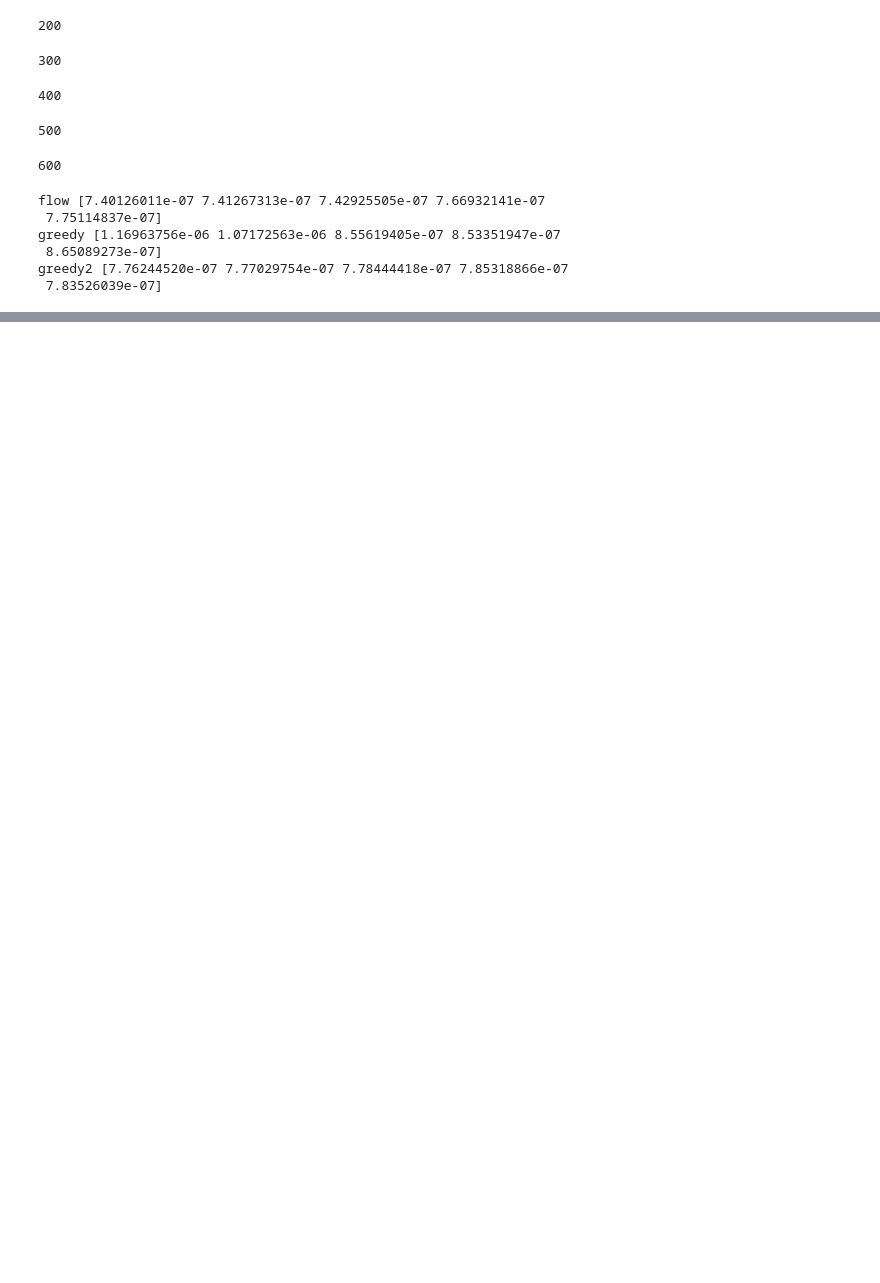
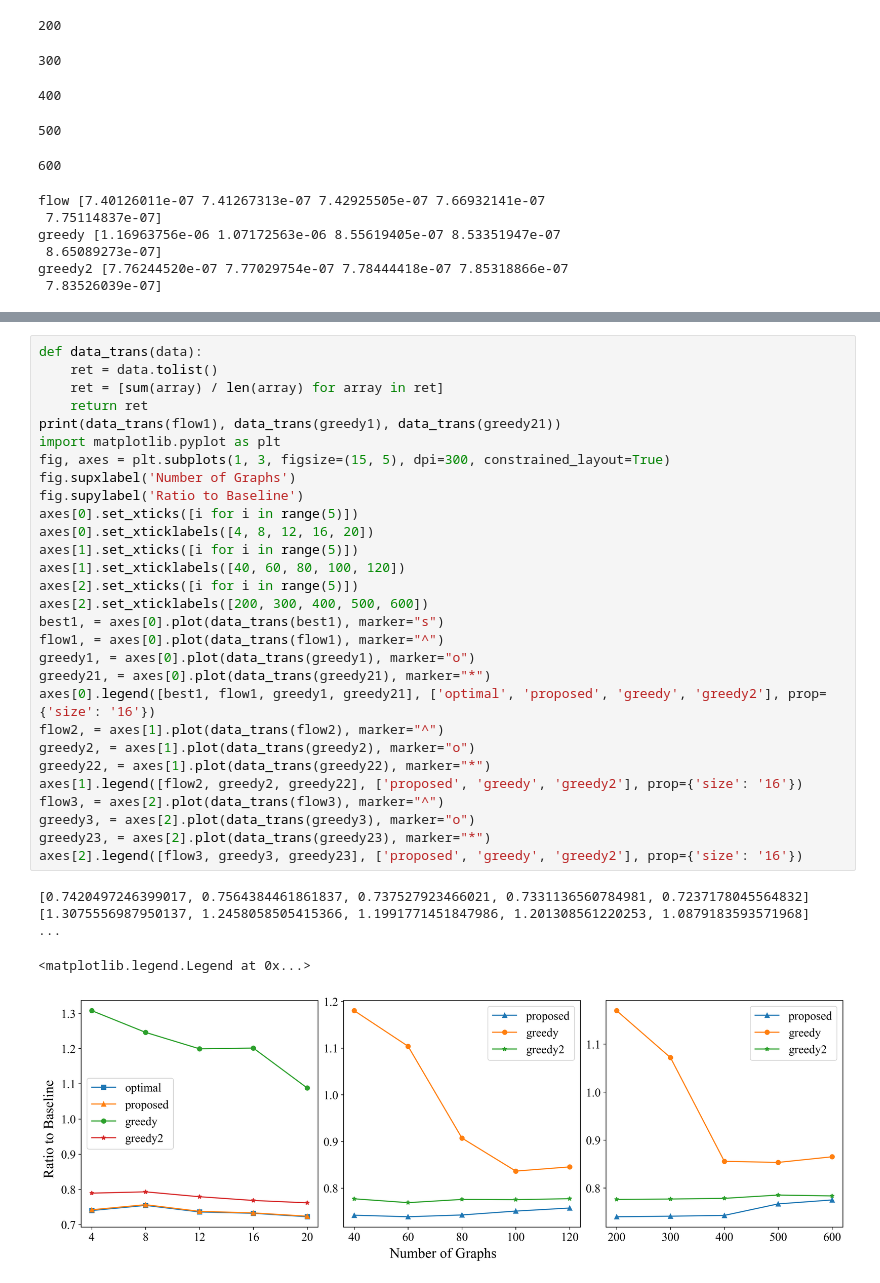
Before and after one commit to fritz1149/stream-scheduling-simulator, a Jupyter notebook: scripts/multiedge-exp/cut_exp.ipynb, the cells around one changed output, grey strips where cells are left out. Saved outputs shown, nothing was run; the diff lists cells and outputs as text; blank space fills up the shorter version.

```diff
--- a/scripts/multiedge-exp/cut_exp.ipynb
+++ b/scripts/multiedge-exp/cut_exp.ipynb
@@ -185 +196,34 @@ with open("cut_exp_pickle_data", "wb") as f:
+# %%
+def data_trans(data):
+    ret = data.tolist()
+    ret = [sum(array) / len(array) for array in ret]
+    return ret
+print(data_trans(flow1), data_trans(greedy1), data_trans(greedy21))
+import matplotlib.pyplot as plt
+fig, axes = plt.subplots(1, 3, figsize=(15, 5), dpi=300, constrained_layout=True)
+fig.supxlabel('Number of Graphs')
+fig.supylabel('Ratio to Baseline')
+axes[0].set_xticks([i for i in range(5)])
+axes[0].set_xticklabels([4, 8, 12, 16, 20])
+axes[1].set_xticks([i for i in range(5)])
+axes[1].set_xticklabels([40, 60, 80, 100, 120])
+axes[2].set_xticks([i for i in range(5)])
+axes[2].set_xticklabels([200, 300, 400, 500, 600])
+best1, = axes[0].plot(data_trans(best1), marker="s")
+flow1, = axes[0].plot(data_trans(flow1), marker="^")
+greedy1, = axes[0].plot(data_trans(greedy1), marker="o")
+greedy21, = axes[0].plot(data_trans(greedy21), marker="*")
+axes[0].legend([best1, flow1, greedy1, greedy21], ['optimal', 'proposed', 'greedy', 'greedy2'], prop={'size': '16'})
+flow2, = axes[1].plot(data_trans(flow2), marker="^")
+greedy2, = axes[1].plot(data_trans(greedy2), marker="o")
+greedy22, = axes[1].plot(data_trans(greedy22), marker="*")
+axes[1].legend([flow2, greedy2, greedy22], ['proposed', 'greedy', 'greedy2'], prop={'size': '16'})
+flow3, = axes[2].plot(data_trans(flow3), marker="^")
+greedy3, = axes[2].plot(data_trans(greedy3), marker="o")
+greedy23, = axes[2].plot(data_trans(greedy23), marker="*")
+axes[2].legend([flow3, greedy3, greedy23], ['proposed', 'greedy', 'greedy2'], prop={'size': '16'})
+# %% [output]
+[0.7420497246399017, 0.7564384461861837, 0.737527923466021, 0.7331136560784981, 0.7237178045564832] [1.3075556987950137, 1.2458058505415366, 1.1991771451847986, 1.201308561220253, 1.0879183593571968]  ...
+<matplotlib.legend.Legend at 0x...>
+[figure, added]
 # %%
```
Also changed, not shown: parts of 4 cells of this notebook, 2 other files.
